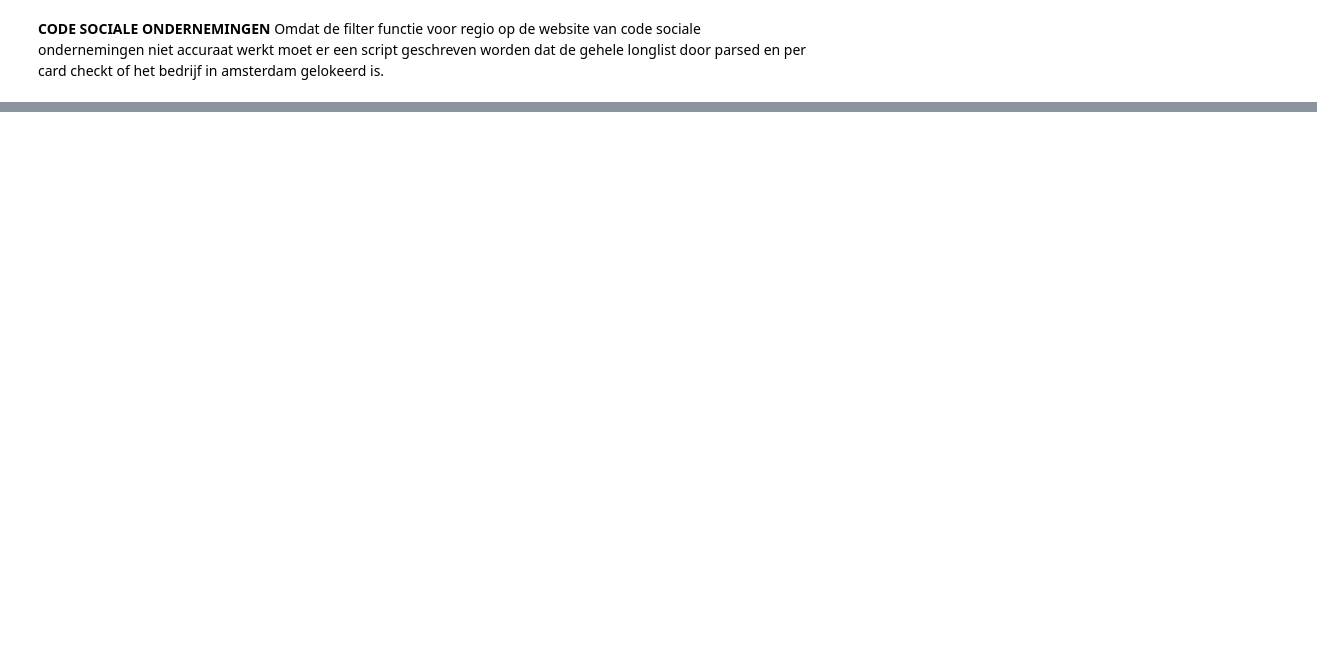
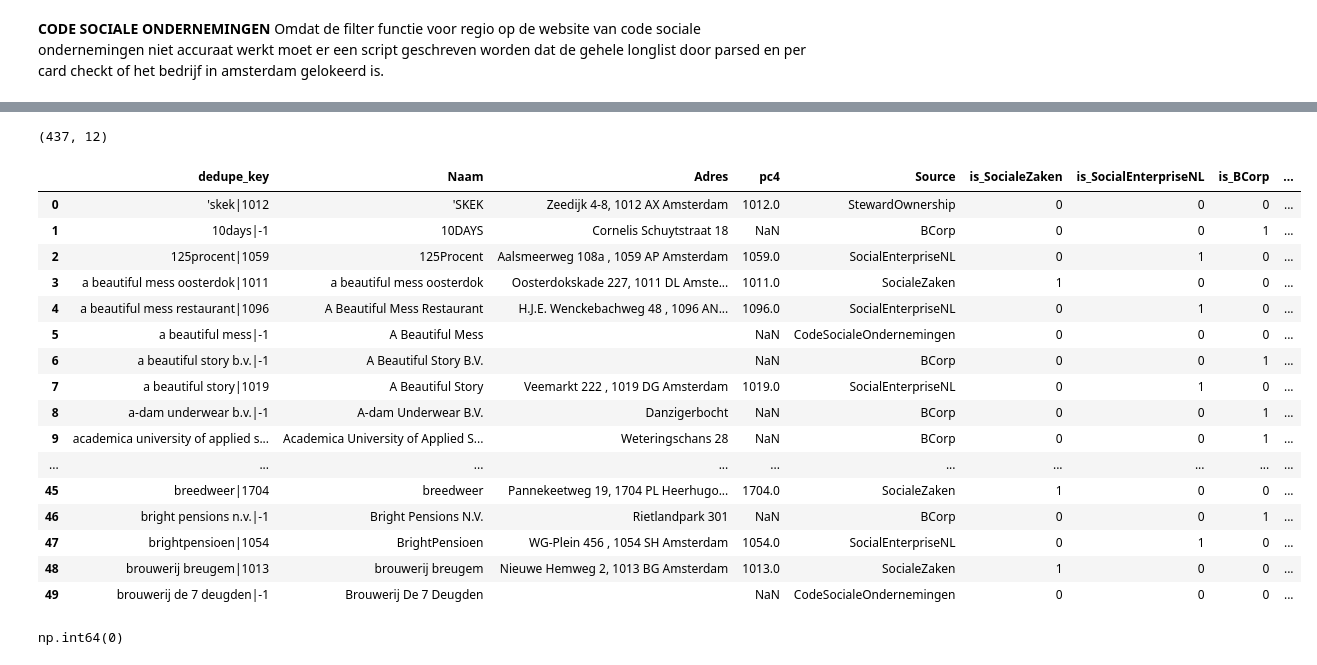
Before and after one commit to Rmjvanengelen/Impact-data-scraper, a Jupyter notebook: Scraper_impact.ipynb, the cells around one changed output, grey strips where cells are left out. Saved outputs shown, nothing was run; the diff lists cells and outputs as text; code cells hidden in the pictures; blank space fills up the shorter version.

```diff
--- a/Scraper_impact.ipynb
+++ b/Scraper_impact.ipynb
@@ -393,7 +396,7 @@ d = webdriver.Firefox()
 w = WebDriverWait(d, 20)
 d.get(URL); time.sleep(2)
 
-# --- FILTERS ---
+# filters
 w.until(EC.element_to_be_clickable((By.CSS_SELECTOR,"button.search-button"))).click()
 w.until(EC.element_to_be_clickable((By.ID,"Trede-Trede 3 & 30+"))).click()
 
@@ -404,15 +407,20 @@ Select(w.until(EC.presence_of_element_located((By.ID,"range")))).select_by_value
 w.until(EC.element_to_be_clickable((By.CSS_SELECTOR,"button.search-button"))).click()
 time.sleep(1.5)
 
-# --- COLLECT CARD LINKS (KEY FIX) ---
+# collect ONLY PSO result cards
 cards = w.until(EC.presence_of_all_elements_located(
-    (By.XPATH,"//a[.//span[normalize-space()='Lees meer']]")
+    (
+        By.XPATH,
+        "//a[contains(@class,'block') and contains(@class,'container') "
+        "and contains(@class,'bg-white') and contains(@class,'rounded-lg')]"
+    )
 ))
+
 links = [c.get_attribute("href") for c in cards if c.get_attribute("href")]
 
 results = []
 
-# --- VISIT EACH DETAIL PAGE DIRECTLY ---
+# visit each page
 for link in links:
     d.get(link)
 
@@ -456,0 +530,28 @@ https://companyinfo.nl/freemium
+# %%
+master.shape
+# %% [output]
+(437, 12)
+# %%
+master.head(50)
+# %% [output]
+|  | dedupe_key | Naam | Adres | pc4 | Source | is_SocialeZaken | is_SocialEnterpriseNL | is_BCorp | ... |
+| 0 | 'skek|1012 | 'SKEK | Zeedijk 4-8, 1012 AX Amsterdam | 1012.0 | StewardOwnership | 0 | 0 | 0 | ... |
+| 1 | 10days|-1 | 10DAYS | Cornelis Schuytstraat 18 | NaN | BCorp | 0 | 0 | 1 | ... |
+| 2 | 125procent|1059 | 125Procent | Aalsmeerweg 108a , 1059 AP Amsterdam | 1059.0 | SocialEnterpriseNL | 0 | 1 | 0 | ... |
+| 3 | a beautiful mess oosterdok|1011 | a beautiful mess oosterdok | Oosterdokskade 227, 1011 DL Amste... | 1011.0 | SocialeZaken | 1 | 0 | 0 | ... |
+| 4 | a beautiful mess restaurant|1096 | A Beautiful Mess Restaurant | H.J.E. Wenckebachweg 48 , 1096 AN... | 1096.0 | SocialEnterpriseNL | 0 | 1 | 0 | ... |
+| 5 | a beautiful mess|-1 | A Beautiful Mess |  | NaN | CodeSocialeOndernemingen | 0 | 0 | 0 | ... |
+| 6 | a beautiful story b.v.|-1 | A Beautiful Story B.V. |  | NaN | BCorp | 0 | 0 | 1 | ... |
+| 7 | a beautiful story|1019 | A Beautiful Story | Veemarkt 222 , 1019 DG Amsterdam | 1019.0 | SocialEnterpriseNL | 0 | 1 | 0 | ... |
+| 8 | a-dam underwear b.v.|-1 | A-dam Underwear B.V. | Danzigerbocht | NaN | BCorp | 0 | 0 | 1 | ... |
+| 9 | academica university of applied s... | Academica University of Applied S... | Weteringschans 28 | NaN | BCorp | 0 | 0 | 1 | ... |
+| ... | ... | ... | ... | ... | ... | ... | ... | ... | ... |
+| 45 | breedweer|1704 | breedweer | Pannekeetweg 19, 1704 PL Heerhugo... | 1704.0 | SocialeZaken | 1 | 0 | 0 | ... |
+| 46 | bright pensions n.v.|-1 | Bright Pensions N.V. | Rietlandpark 301 | NaN | BCorp | 0 | 0 | 1 | ... |
+| 47 | brightpensioen|1054 | BrightPensioen | WG-Plein 456 , 1054 SH Amsterdam | 1054.0 | SocialEnterpriseNL | 0 | 1 | 0 | ... |
+| 48 | brouwerij breugem|1013 | brouwerij breugem | Nieuwe Hemweg 2, 1013 BG Amsterdam | 1013.0 | SocialeZaken | 1 | 0 | 0 | ... |
+| 49 | brouwerij de 7 deugden|-1 | Brouwerij De 7 Deugden |  | NaN | CodeSocialeOndernemingen | 0 | 0 | 0 | ... |
+# %%
+df["Adres"].isna().sum()
+# %% [output]
+np.int64(0)
```
Also changed, not shown: parts of 14 cells of this notebook, 5 other files.
